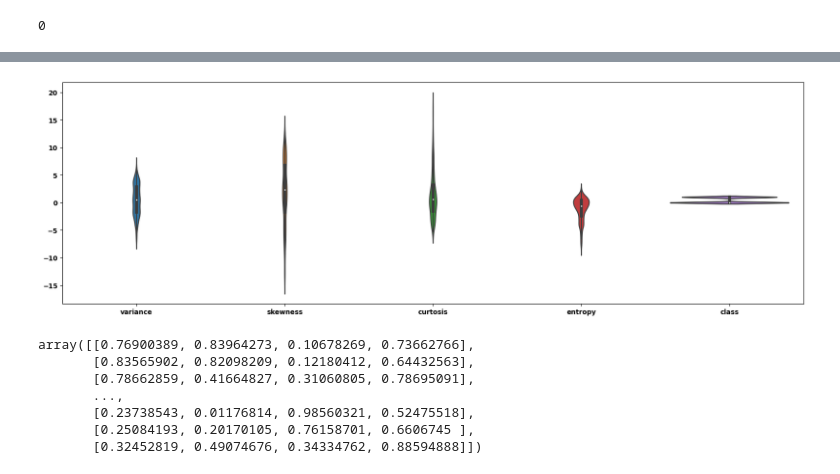
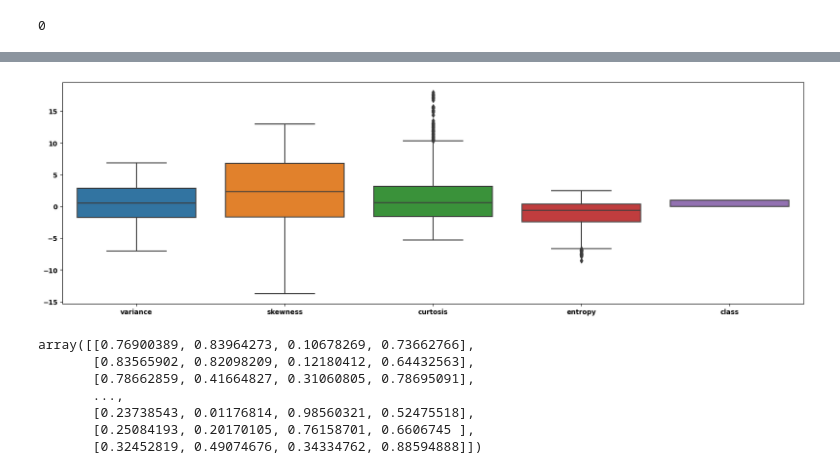
Before and after one commit to AlejandroSanchezMonzon/Analisis-Datos-BIGDATA-2023-2024, a Jupyter notebook: ProyectoFinal/Proyecto-Final-ASM.ipynb, the cells around one changed output, grey strips where cells are left out. Cells and saved outputs as stored; diff of their text form; code cells hidden in the pictures.

```diff
--- a/ProyectoFinal/Proyecto-Final-ASM.ipynb
+++ b/ProyectoFinal/Proyecto-Final-ASM.ipynb
@@ -31,0 +14,4 @@ df_bank
+# %%
+df_bank = pd.read_csv("BankNote_Authentication.csv")
+
+df_bank
@@ -69,9 +80,9 @@ df_bank.isna().sum().sum()
 # %%
 plt.figure(figsize=(20,6))
-sns.violinplot(data=df_bank, orient='v')
+sns.boxplot(data=df_bank, orient='v')
 plt.show()
 # %% [output]
-[figure, old version]
+[figure, new version]
 # %%
 X = df_bank.drop('class', axis='columns')
 y = df_bank['class']
```
Also changed, not shown: parts of 17 cells of this notebook, 4 other files.
